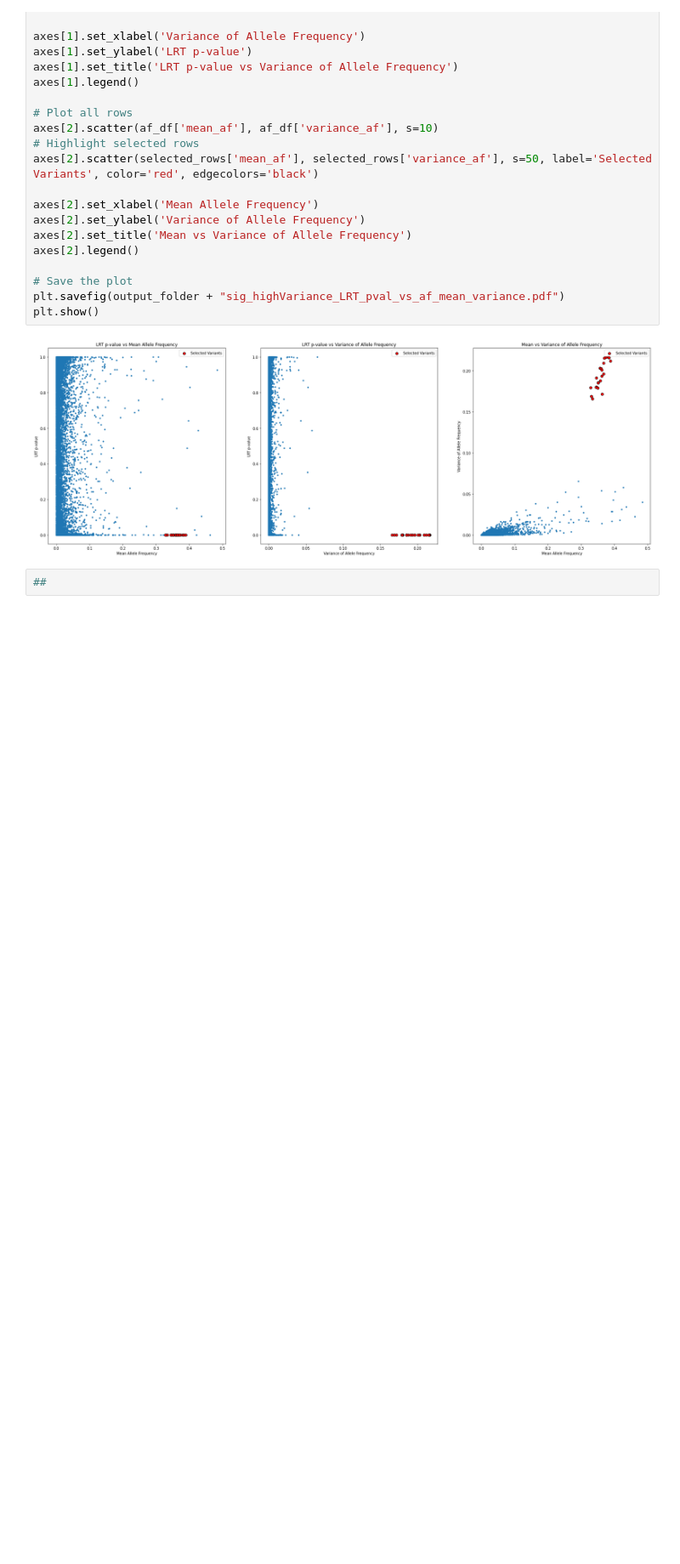
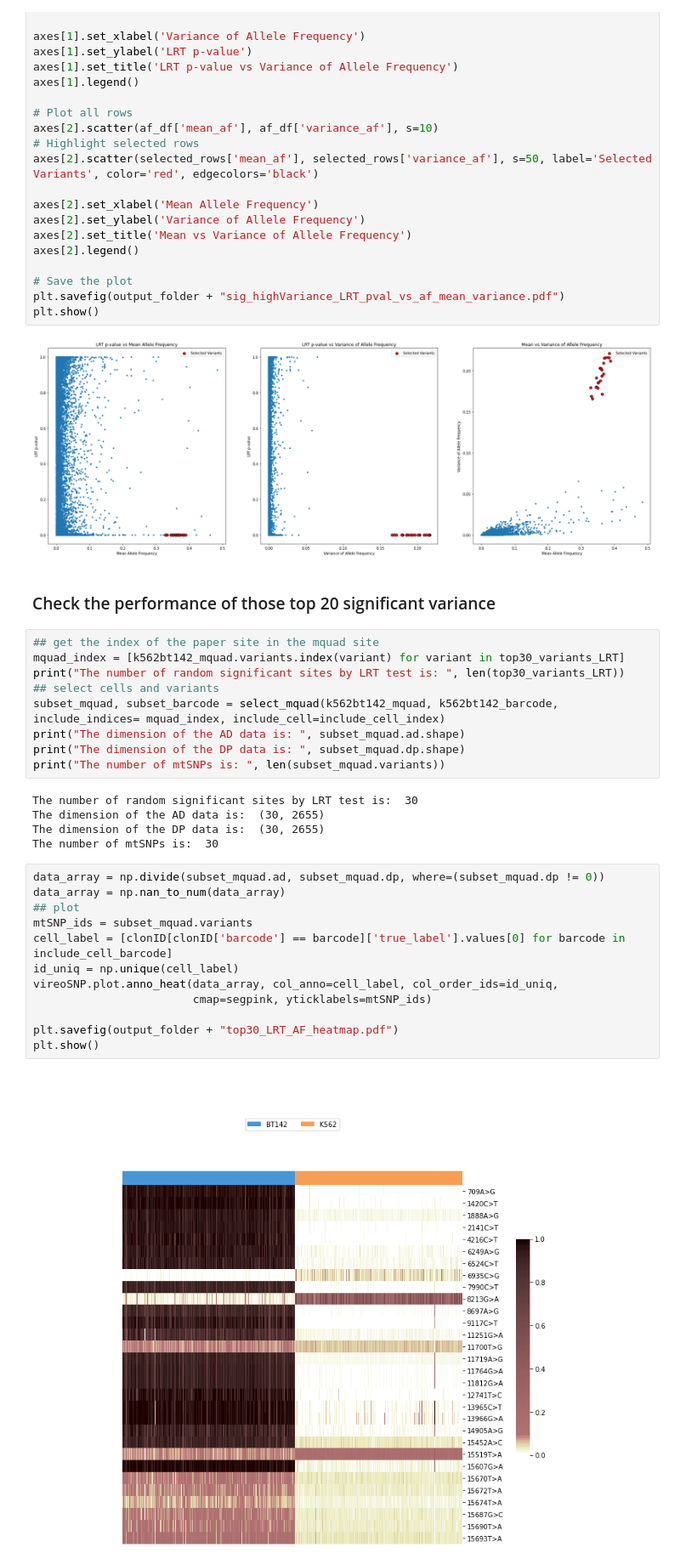
Before and after one commit to linxy29/civet_analysis, a Jupyter notebook: k562_bt142_plots.ipynb, the cells around one changed output. Shown: that part at 85% size. Cells and saved outputs as stored; diff of their text form; blank space fills up the shorter version.

Commit message:
testing data

```diff
--- a/k562_bt142_plots.ipynb
+++ b/k562_bt142_plots.ipynb
@@ -496,5 +496,33 @@ plt.savefig(output_folder + "sig_highVariance_LRT_pval_vs_af_mean_variance.pdf")
 plt.show()
 # %% [output]
 [figure]
-# %%
-##
+# %% [markdown]
+### Check the performance of those top 20 significant variance
+# %%
+## get the index of the paper site in the mquad site
+mquad_index = [k562bt142_mquad.variants.index(variant) for variant in top30_variants_LRT]
+print("The number of random significant sites by LRT test is: ", len(top30_variants_LRT))
+## select cells and variants
+subset_mquad, subset_barcode = select_mquad(k562bt142_mquad, k562bt142_barcode, include_indices= mquad_index, include_cell=include_cell_index)
+print("The dimension of the AD data is: ", subset_mquad.ad.shape)
+print("The dimension of the DP data is: ", subset_mquad.dp.shape)
+print("The number of mtSNPs is: ", len(subset_mquad.variants))
+# %% [output]
+The number of random significant sites by LRT test is:  30
+The dimension of the AD data is:  (30, 2655)
+The dimension of the DP data is:  (30, 2655)
+The number of mtSNPs is:  30
+# %%
+data_array = np.divide(subset_mquad.ad, subset_mquad.dp, where=(subset_mquad.dp != 0))
+data_array = np.nan_to_num(data_array)
+## plot
+mtSNP_ids = subset_mquad.variants
+cell_label = [clonID[clonID['barcode'] == barcode]['true_label'].values[0] for barcode in include_cell_barcode]
+id_uniq = np.unique(cell_label)
+vireoSNP.plot.anno_heat(data_array, col_anno=cell_label, col_order_ids=id_uniq,
+                        cmap=segpink, yticklabels=mtSNP_ids)
+
+plt.savefig(output_folder + "top30_LRT_AF_heatmap.pdf")
+plt.show()
+# %% [output]
+[figure, added]
```
Also changed, not shown: parts of 10 cells of this notebook, 1 other file.
